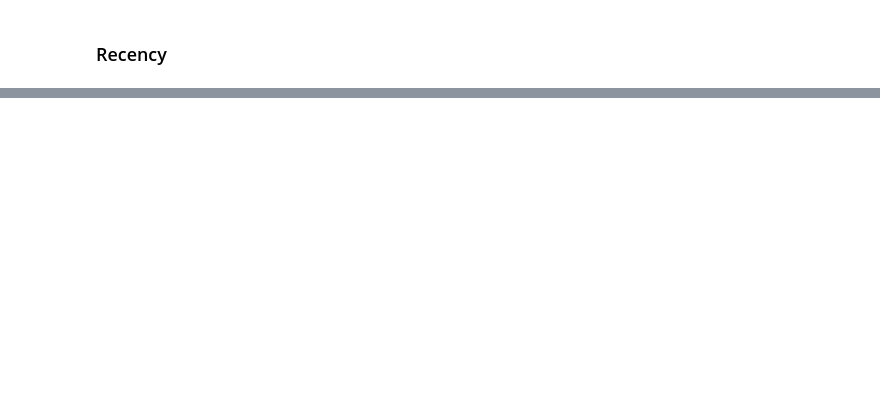
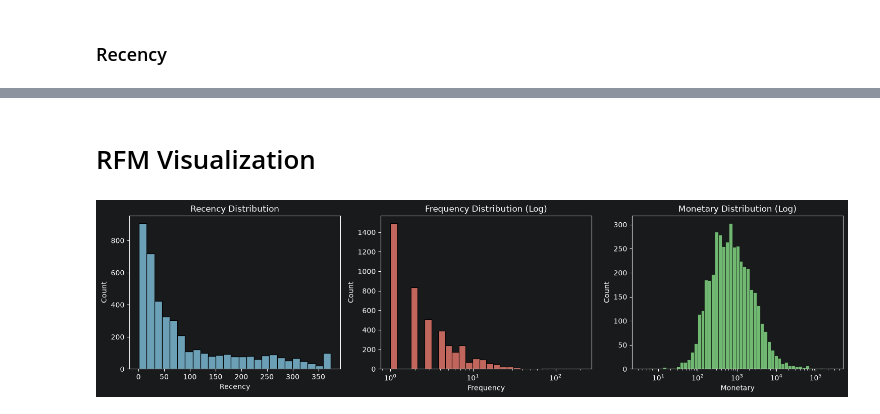
Before and after one commit to Aymanemjj/ML_Classification_of_clients, a Jupyter notebook: notebooks/main.ipynb, the cells around one changed output, grey strips where cells are left out. Saved outputs shown, nothing was run; the diff lists cells and outputs as text; code cells hidden in the pictures; blank space fills up the shorter version.

Commit message:
RFM Visualization

```diff
--- a/notebooks/main.ipynb
+++ b/notebooks/main.ipynb
@@ -105,2 +113,10 @@ RFM
 # %% [markdown]
 ### Recency
+# %%
+last_sale = df.groupby("CustomerID")["InvoiceDate"].max()
+RFM["LastSale"] = RFM["CustomerID"].map(last_sale)
+
+snapshot = df["InvoiceDate"].max() + pd.Timedelta(days=1)
+RFM["Recency"] = (snapshot - RFM["LastSale"]).dt.days
+RFM.drop(columns=["LastSale"], inplace=True)
+RFM
@@ -106,0 +139,4 @@ RFM
+# %%
+frequency = df.groupby("CustomerID")["InvoiceNo"].nunique()
+RFM["Frequency"] = RFM["CustomerID"].map(frequency)
+RFM
@@ -106,0 +157,18 @@ RFM
+# %% [markdown]
+# RFM Visualization
+# %%
+fig, axes = plt.subplots(nrows=1, ncols=3, figsize=(15, 4))
+
+sns.histplot(RFM["Recency"], ax=axes[0], color="skyblue")
+axes[0].set_title("Recency Distribution")
+
+sns.histplot(RFM["Frequency"], ax=axes[1], color="salmon", log_scale=True)
+axes[1].set_title("Frequency Distribution (Log)")
+
+sns.histplot(RFM["Monetary"], ax=axes[2], color="lightgreen", log_scale=True)
+axes[2].set_title("Monetary Distribution (Log)")
+
+plt.tight_layout()
+plt.show()
+# %% [output]
+[figure, added]
```
Also changed, not shown: parts of 7 cells of this notebook.
